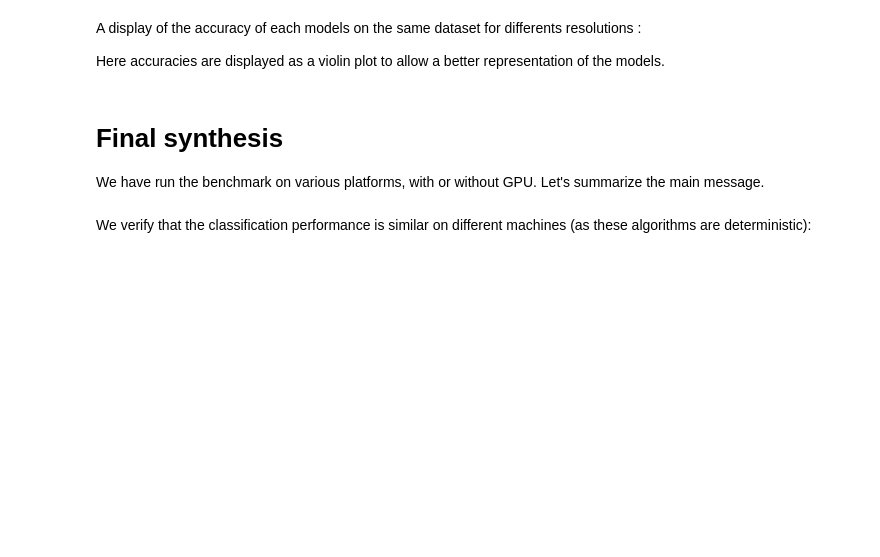
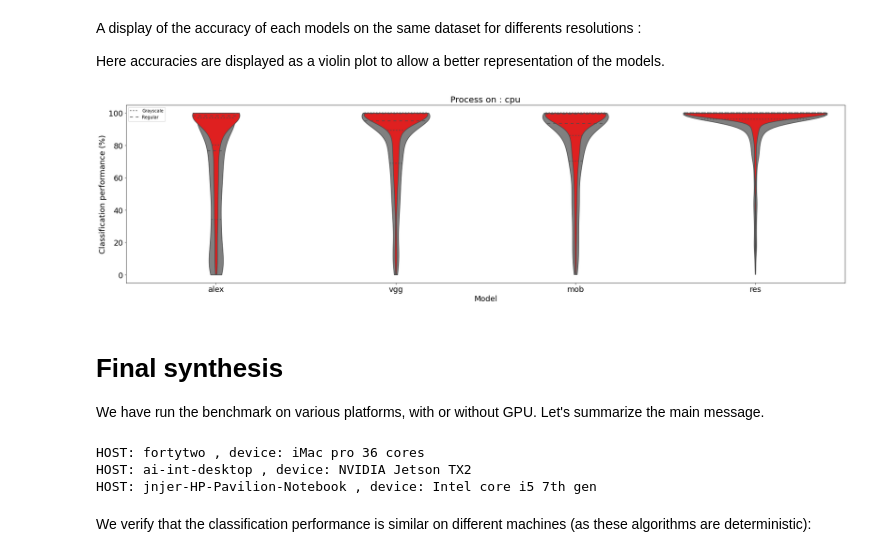
Before and after one commit to JNJER/2020-06-26_fast_and_curious, a Jupyter notebook: benchmark_image_recognition.ipynb, the cells around one changed output. Drawn from its saved outputs; the diff is of its cells as text; code cells hidden in the pictures; blank space fills up the shorter version.

Commit message:
Ajout de résultats HP-Pavillon + mise à jour dataset.py & init.py

```diff
--- a/benchmark_image_recognition.ipynb
+++ b/benchmark_image_recognition.ipynb
@@ -13,19 +13,19 @@ On this notebook I used the [Pytorch](https://pytorch.org/) library for running
 %mkdir -p DCNN_benchmark
 # %%
 %%writefile DCNN_benchmark/init.py
+
 # import libs
 import os
 import time
 from time import strftime,gmtime
 import json
 import time
-import os
 import numpy as np
 import imageio
 from numpy import random
 from torchvision.datasets import ImageFolder
 import matplotlib.pyplot as plt
-import urllib.request
+
 # to store results
 import pandas as pd
 
@@ -45,7 +45,7 @@ datetag = '2020-08-27'
 image_size = 256 # default image resolution
 image_sizes = 2**np.arange(6, 10) # resolutions explored
 
-N_images_per_class = 100
+N_images_per_class = 10
 #i_labels = random.randint(1000, size=(N_labels)) # Random choice
 i_labels = [409, 530, 892, 487, 920, 704, 879, 963, 646, 620 ] # Pre-selected classes
 N_labels = len(i_labels)
@@ -55,12 +55,12 @@ root = 'data'
 folder = 'imagenet_classes_100'
 path = os.path.join(root, folder) # data path
 
-with open('ImageNet-datasets-downloader/imagenet_classes.txt') as f:
+with open('ImageNet-Datasets-Downloader/imagenet_classes.txt') as f:
     labels = [line.strip() for line in f.readlines()]
 labels[0].split(', ')
 labels = [label.split(', ')[1].lower().replace('_', ' ') for label in labels]
 
-class_loader = 'ImageNet-datasets-downloader/imagenet_class_info.json'
+class_loader = 'ImageNet-Datasets-Downloader/imagenet_class_info.json'
 with open(class_loader, 'r') as fp: # get all the classes on the data_downloader
     name = json.load(fp)
 
@@ -546,14 +694,17 @@ Here accuracies are displayed as a violin plot to allow a better representation
 # %%
 import seaborn as sns
 
 fig, axs = plt.subplots(figsize=(30, fig_width/phi))
 plt.xticks(fontsize=18)
 plt.yticks(fontsize=18)
 for color, df_, label in zip(['gray', 'red'], [df_gray, df], ['black', 'color']):
     axs = sns.violinplot(x="model", y="perf", data=df_, inner="quartile", cut=0, color=color, alpha=.5)
-    axs.set_title('Process on : ' + str(df_['device'][0]) + ' mode :' + label, size=20)
+    axs.set_title('Process on : ' + str(df_['device'][0]), size=20)
     axs.set_ylabel('Classification performance (%)', size=18)
+    axs.legend(['Grayscale', 'Regular'])
     axs.set_xlabel('Model', size=18)
+# %% [output]
+[figure, added]
 # %% [markdown]
 # Final synthesis
 
@@ -561,9 +712,14 @@ We have run the benchmark on various platforms, with or without GPU. Let's summa
 # %%
 HOSTS = {'fortytwo':'iMac pro 36 cores',
          'ai-int-desktop': 'NVIDIA Jetson TX2',
+         'jnjer-HP-Pavilion-Notebook' : 'Intel core i5 7th gen'
         # 'inv-ope-de06': 'Dell station with GTX Tegra',
         }
 for HOST in  HOSTS:
     print('HOST:', HOST, ', device:', HOSTS[HOST])
+# %% [output]
+HOST: fortytwo , device: iMac pro 36 cores
+HOST: ai-int-desktop , device: NVIDIA Jetson TX2
+HOST: jnjer-HP-Pavilion-Notebook , device: Intel core i5 7th gen
 # %% [markdown]
 We verify that the classification performance is similar on different machines (as these algorithms are deterministic):
```
Also changed, not shown: parts of 39 cells of this notebook, 6 other files.
